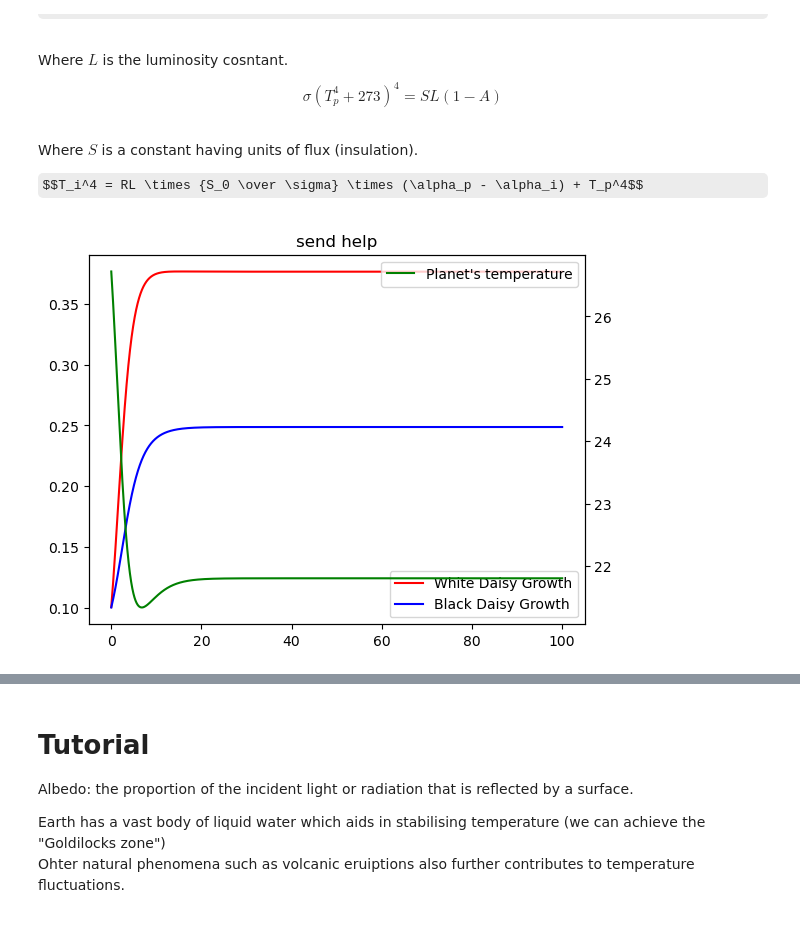
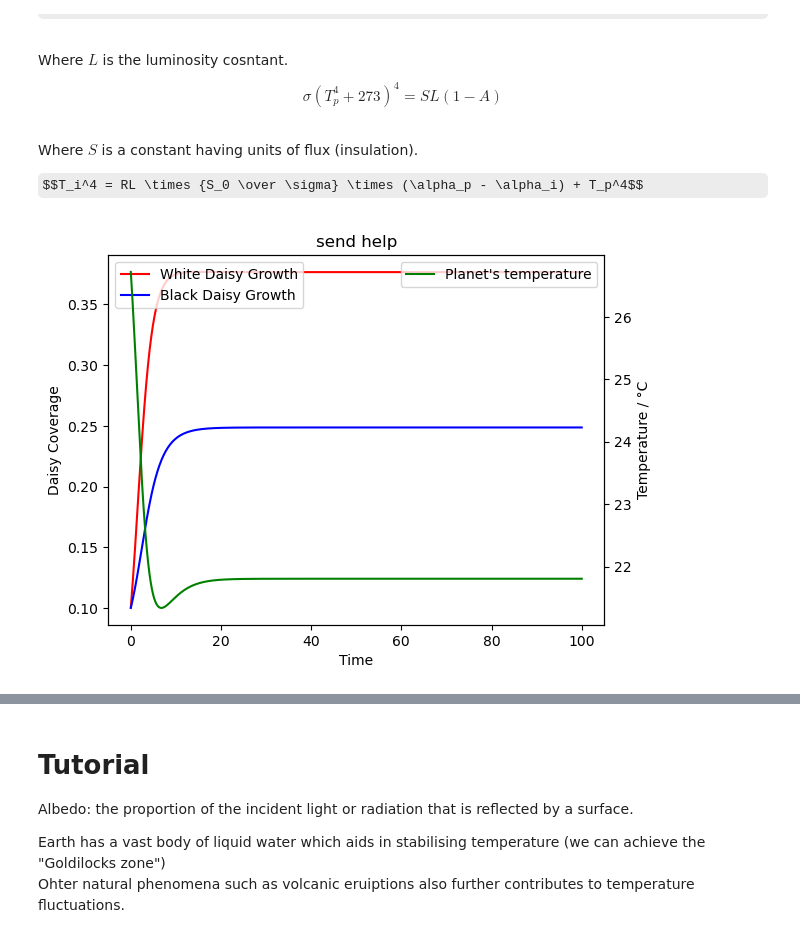
Before and after one commit to ChinZJ/SP3275, a Jupyter notebook: Daisyworld OOP.ipynb, the cells around one changed output, grey strips where cells are left out. Drawn from its saved outputs; the diff is of its cells as text; code cells hidden in the pictures; some formulas as TeX source.

```diff
--- a/Daisyworld OOP.ipynb
+++ b/Daisyworld OOP.ipynb
@@ -208,21 +208,24 @@ class world():
 # %%
 bdaisy = daisy('b', 0.1)
 wdaisy = daisy('w', 0.1)
 daisyworld = world(100,0.01, bdaisy, wdaisy, 'yes')
 t_lst, temp_lst, bdaisy_cov_lst, wdaisy_cov_lst, lumin = daisyworld.run()
 #Plotting
 ax1 = plt.subplot()
 ax2 = plt.subplot()
 ln1 = ax1.plot(t_lst, wdaisy_cov_lst, color = 'r', label = 'White Daisy Growth')
 ln2 = ax2.plot(t_lst, bdaisy_cov_lst, color = 'b', label = 'Black Daisy Growth')
 ax3 = ax1.twinx()
 ln3 = ax3.plot(t_lst, temp_lst, color = 'g', label = 'Planet\'s temperature')
 plt.title("send help")
-ax1.legend()
-ax3.legend()
+ax1.legend(loc = "upper left")
+ax3.legend(loc = "upper right")
+ax1.set_xlabel("Time")
+ax1.set_ylabel("Daisy Coverage")
+ax3.set_ylabel("Temperature / °C")
 plt.show()
 # %% [output]
-[figure, old version]
+[figure, new version]
 # %%
 bdaisy = daisy('b', 0.1)
 wdaisy = daisy('w', 0.1)
```
Also changed, not shown: parts of 5 cells of this notebook.
